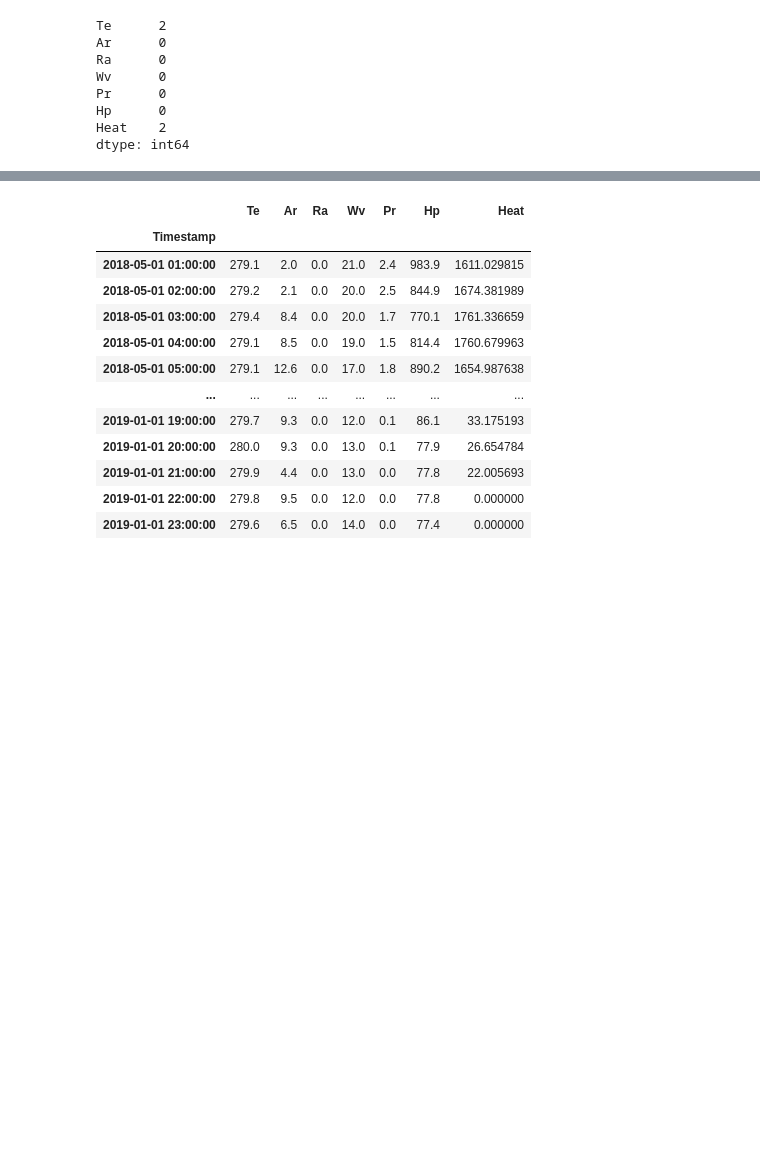
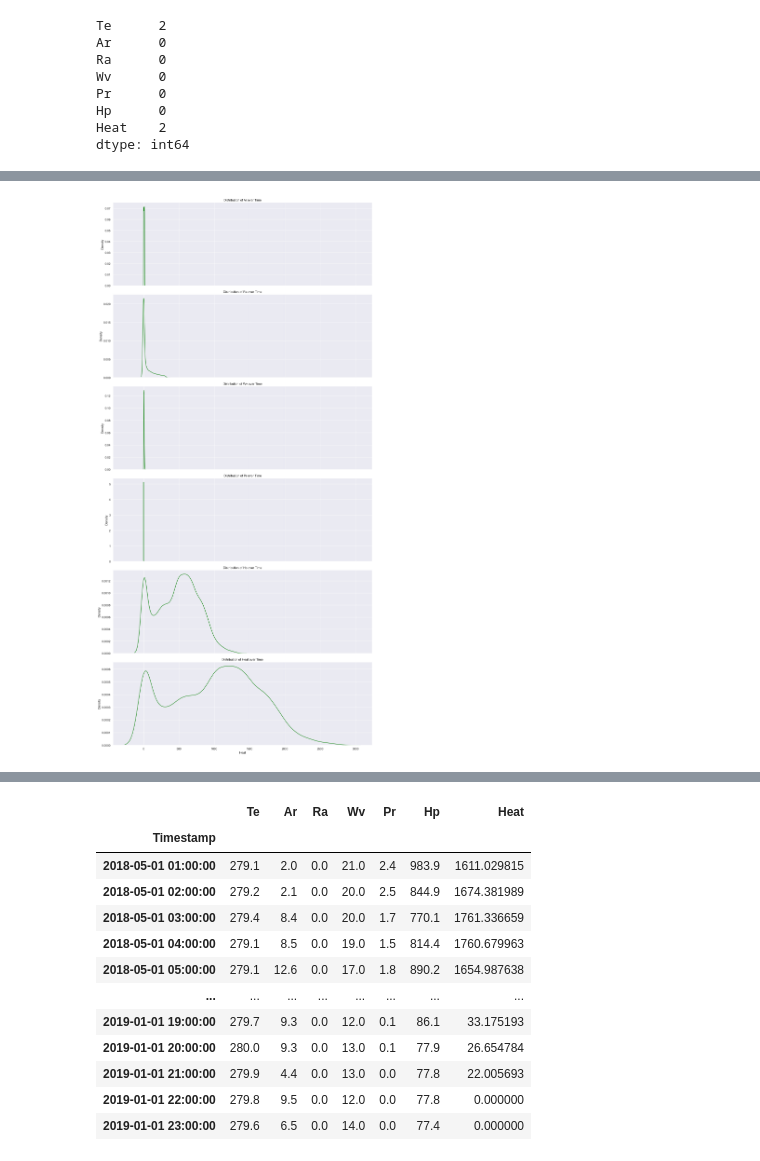
Before and after one commit to melisnv/data-science-projects, a Jupyter notebook: blue-radix-project/greenhouse-assessment.ipynb, the cells around one changed output, grey strips where cells are left out. Drawn from its saved outputs; the diff is of its cells as text; code cells hidden in the pictures; blank space fills up the shorter version.

```diff
--- a/blue-radix-project/greenhouse-assessment.ipynb
+++ b/blue-radix-project/greenhouse-assessment.ipynb
@@ -114,8 +277,2 @@ def remove_outlier(dataframe,time_stamp):
 
     return dataframe
-# %%
-df = remove_outlier(df,"2018-05-22 14:00:00")
-df = remove_outlier(df,"2018-05-22 15:00:00")
-df = remove_outlier(df,"2018-05-22 16:00:00")
-
-print(df.iloc[12145:12165]) # check the pattern
@@ -139,0 +306,6 @@ Timestamp
+# %%
+df['Heat_Lag1'] = df['Heat'].shift(1)
+df['Heat_Lag2'] = df['Heat'].shift(2)
+# fill the NaN values
+df['Heat_Lag1'] = df['Heat_Lag1'].fillna(0)
+df['Heat_Lag2'] = df['Heat_Lag2'].fillna(0)
@@ -139,0 +314,6 @@ Timestamp
+# %%
+df['Heat_RollingMean'] = df['Heat'].rolling(window=3).mean()
+df['Heat_RollingStd'] = df['Heat'].rolling(window=3).std()
+# fill the NaN values
+df['Heat_RollingMean'] = df['Heat_RollingMean'].fillna(0)
+df['Heat_RollingStd'] = df['Heat_RollingStd'].fillna(0)
@@ -139,0 +324,3 @@ Timestamp
+# %%
+# Assuming Te, Ar, Ra are temperature, air pressure, and radiation respectively
+df['Temperature_Humidity'] = df['Te'] * df['Hp']
@@ -139,0 +534,24 @@ Timestamp
+# %%
+def kdeplot(dataframe):
+    # the list of all features (excluding the timestamp)
+    features = list(dataframe.columns)[1:]
+
+    # each feature in a separate subplot
+    fig, axes = plt.subplots(len(features), 1, figsize=(15, 5 * len(features)), sharex=True)
+
+    for i, feature in enumerate(features):
+        # the current feature in the i-th subplot
+        sns.kdeplot(data=dataframe, x=feature, ax=axes[i], color='green')
+
+        axes[i].set_title(f'Distribution of {feature} over Time')
+        axes[i].set_xlabel(f'{feature}')
+        axes[i].set_ylabel('Density')
+        axes[i].grid(True)
+
+    plt.tight_layout()
+    plt.show()
+
+# usage
+kdeplot(df)
+# %% [output]
+[figure, added]
```
Also changed, not shown: parts of 46 cells of this notebook.
